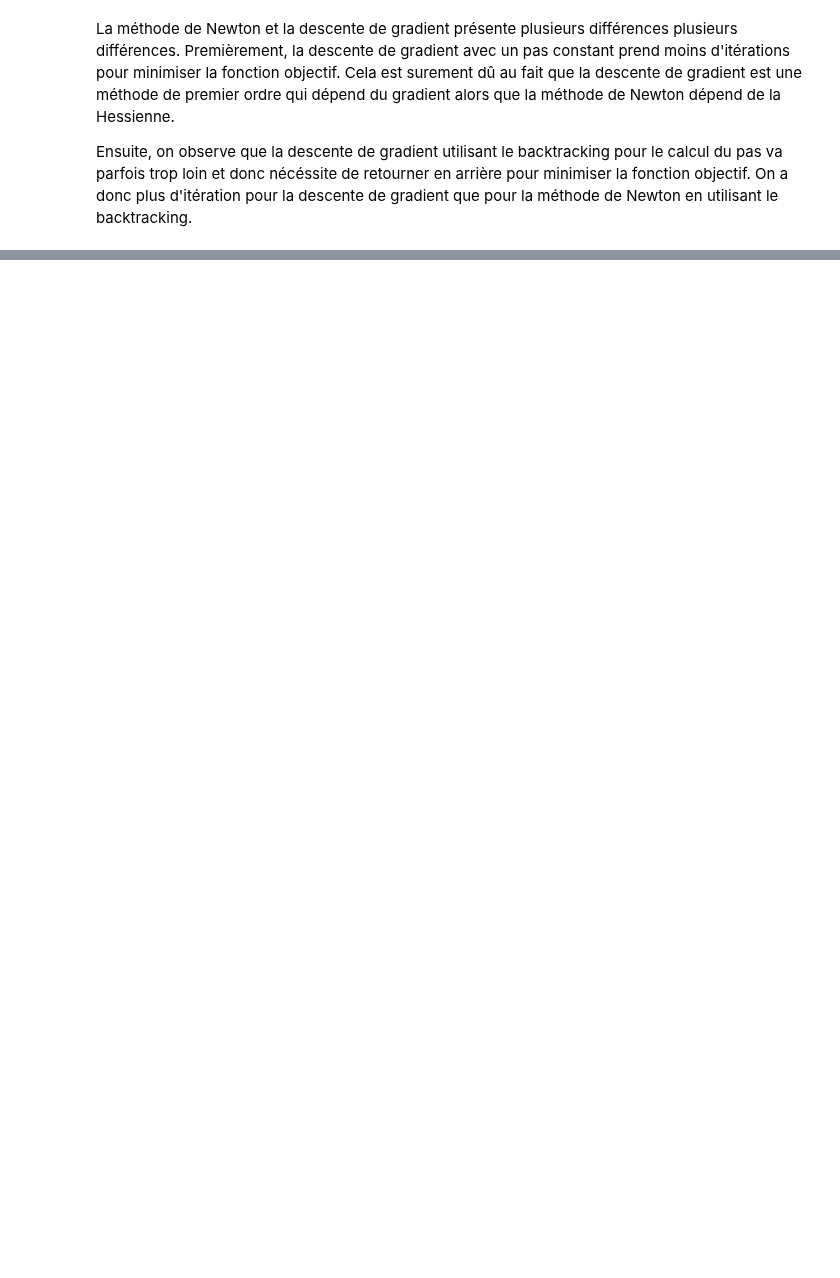
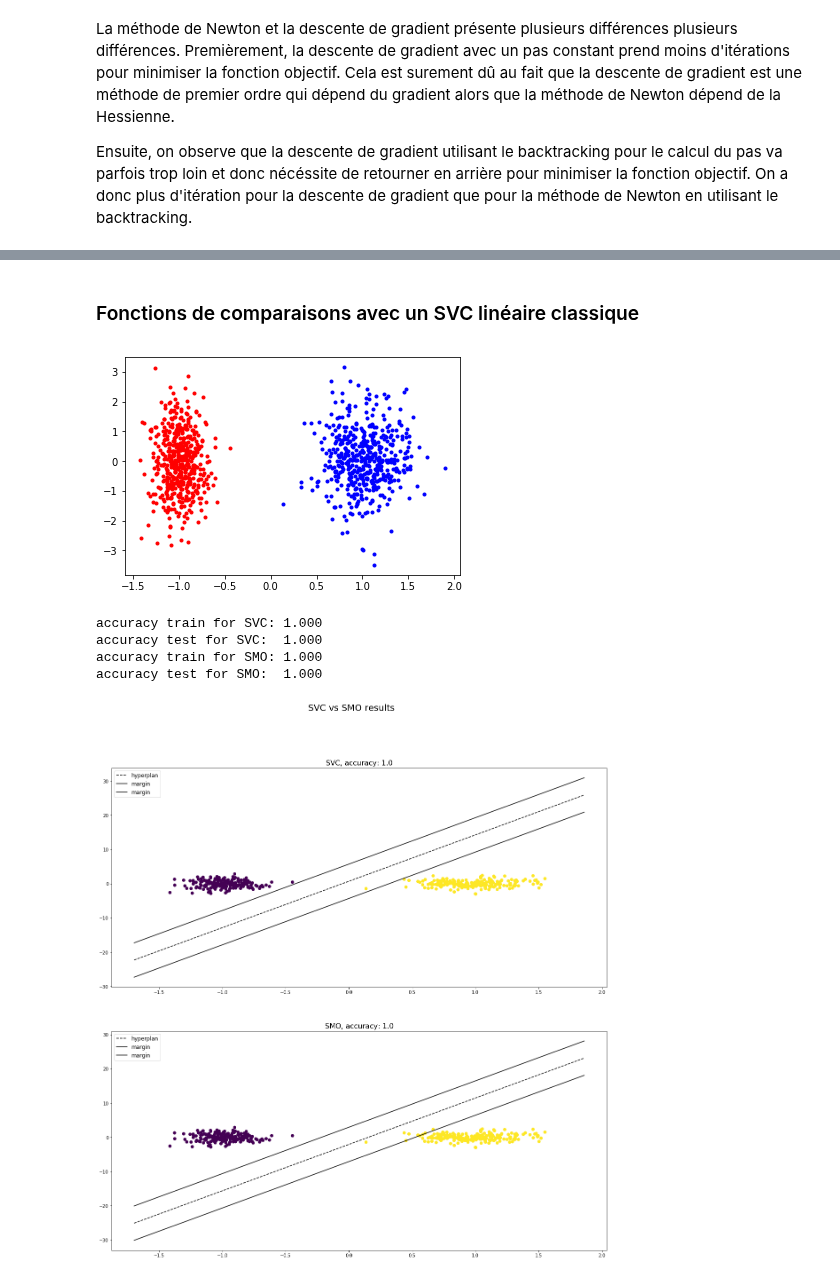
Before and after one commit to baptisteesteban/OCVXII, a Jupyter notebook: OCVX Rapport.ipynb, the cells around one changed output, grey strips where cells are left out. Drawn from its saved outputs; the diff is of its cells as text; code cells hidden in the pictures; blank space fills up the shorter version.

```diff
--- a/OCVX Rapport.ipynb
+++ b/OCVX Rapport.ipynb
@@ -59,0 +242,34 @@ Ensuite, on observe que la descente de gradient utilisant le backtracking pour l
+# %% [markdown]
+### Fonctions de comparaisons avec un SVC linéaire classique
+# %%
+def generate_problem(size, percent=0.2, linear=True):
+    if (linear):
+        separable = False
+        while not separable:
+            samples = make_classification(n_samples=size, n_features=2, n_redundant=0, n_informative=1, n_clusters_per_class=1, flip_y=-1, weights=[0.5,0.5])
+            red = samples[0][samples[1] == 0]
+            blue = samples[0][samples[1] == 1]
+            separable = any([red[:, k].max() < blue[:, k].min() or red[:, k].min() > blue[:, k].max() for k in range(2)])
+    else:
+        samples = make_classification(n_samples=size, n_features=2, n_redundant=0, n_informative=2, n_clusters_per_class=2, flip_y=-1)
+        red = samples[0][samples[1] == 0]
+        blue = samples[0][samples[1] == 1]
+    plt.plot(red[:, 0], red[:, 1], 'r.')
+    plt.plot(blue[:, 0], blue[:, 1], 'b.')
+    plt.show()
+    red = np.array([np.append(red[i], -1) for i in range(len(red))])
+    blue = np.array([np.append(blue[i], 1) for i in range(len(blue))])
+    perc = int(percent * size)
+    trainr = red[:perc]
+    testr = red[perc:]
+    trainb = blue[:perc]
+    testb = blue[perc:]
+    res = np.append(trainr, trainb, axis=0)
+    res = shuffle(res)
+    res2 = np.append(testr, testb, axis=0)
+    res2 = shuffle(res)
+    X = res[:,:2]
+    y = res[:,-1]
+    Xtest = res2[:,:2]
+    ytest = res2[:,-1]
+    return X, y, Xtest, ytest
@@ -59,0 +331,9 @@ Ensuite, on observe que la descente de gradient utilisant le backtracking pour l
+# %%
+compareSVC_SMO()
+# %% [output]
+[figure, added]
+accuracy train for SVC: 1.000
+accuracy test for SVC:  1.000
+accuracy train for SMO: 1.000
+accuracy test for SMO:  1.000
+[figure, added]
```
Also changed, not shown: parts of 11 cells of this notebook.
